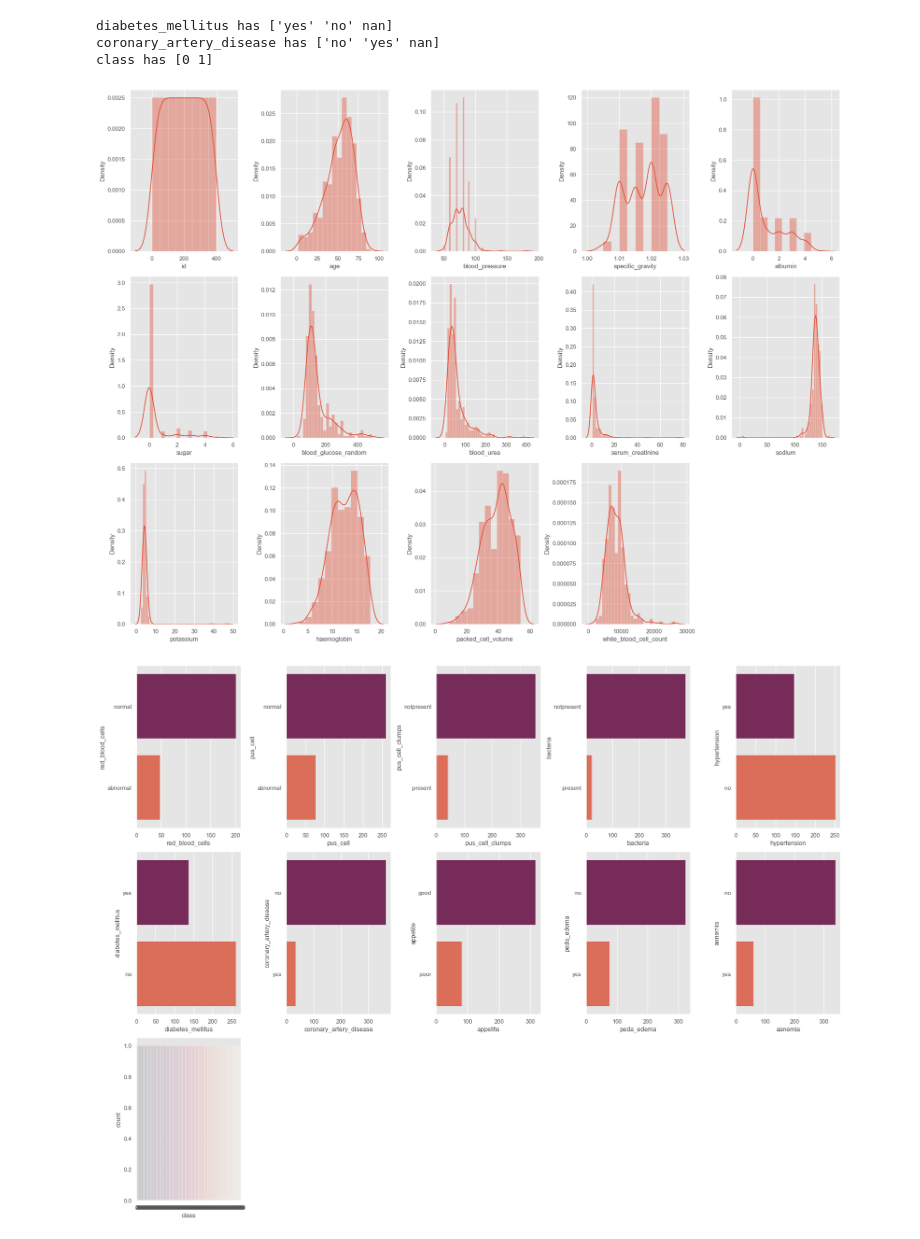
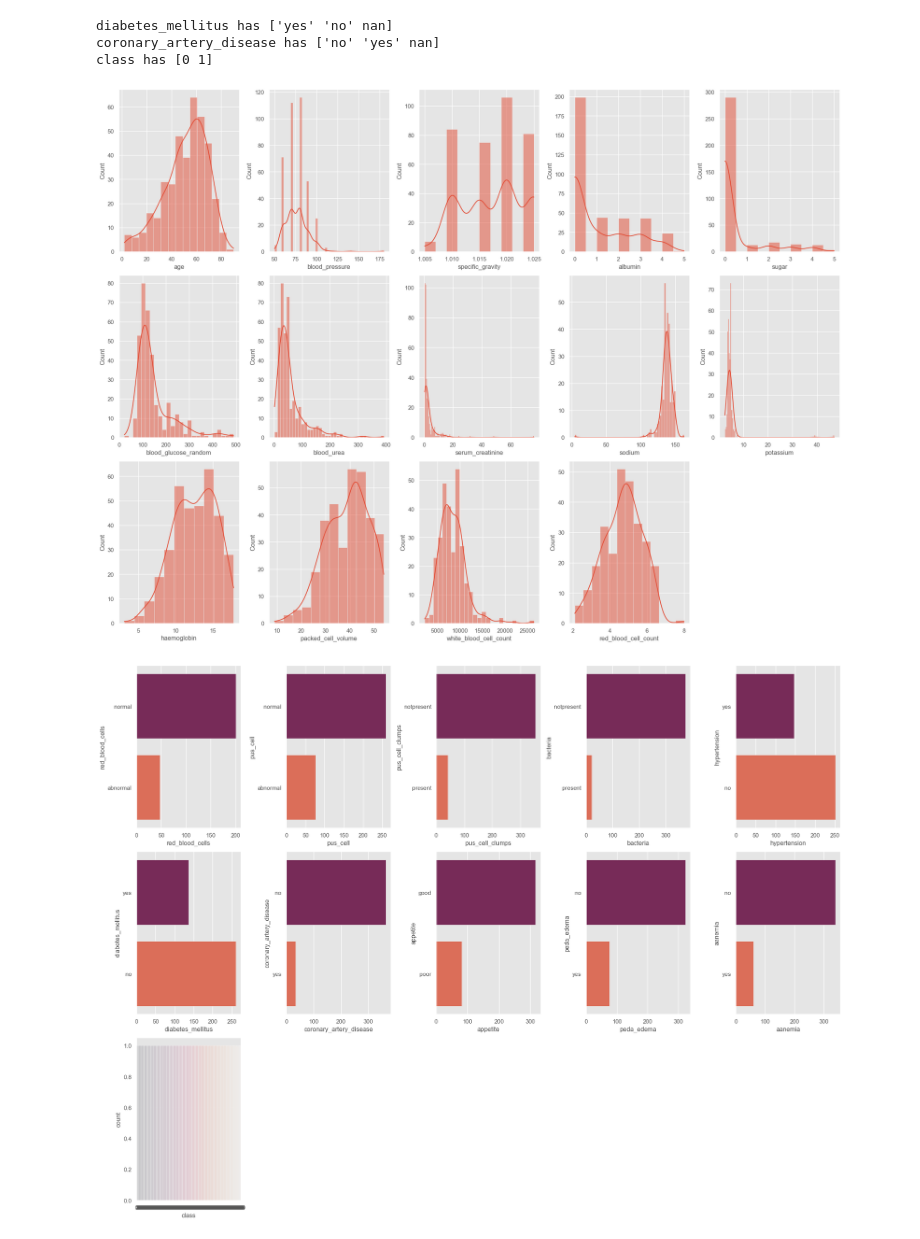
Before and after one commit to tejusttt/Multiple_Disease_Pred, a Jupyter notebook: notebooks/Advance Project Kidney Disease Prediction Using ML.ipynb, the cells around one changed output. Cells and saved outputs as stored; diff of their text form; code cells hidden in the pictures.

```diff
--- a/notebooks/Advance Project Kidney Disease Prediction Using ML.ipynb
+++ b/notebooks/Advance Project Kidney Disease Prediction Using ML.ipynb
@@ -54,8 +52,9 @@ df.head()
 5 rows × 25 columns
 # %%
 # Ensure the list has 26 elements to match your DataFrame
+
 df.columns = [
-    'id', 'age', 'blood_pressure', 'specific_gravity', 'albumin', 'sugar', 'red_blood_cells', 'pus_cell',
+    'age', 'blood_pressure', 'specific_gravity', 'albumin', 'sugar', 'red_blood_cells', 'pus_cell',
     'pus_cell_clumps', 'bacteria', 'blood_glucose_random', 'blood_urea', 'serum_creatinine', 'sodium',
     'potassium', 'haemoglobin', 'packed_cell_volume', 'white_blood_cell_count', 'red_blood_cell_count',
     'hypertension', 'diabetes_mellitus', 'coronary_artery_disease', 'appetite', 'peda_edema',
@@ -212,19 +210,18 @@ diabetes_mellitus has ['yes' 'no' nan]
 coronary_artery_disease has ['no' 'yes' nan]
 class has [0 1]
 # %%
-plt.figure(figsize = (20, 15))
+plt.figure(figsize=(20, 15))
 plotnumber = 1
 
-for column in num_cols:
-    if plotnumber <= 14:
-        ax = plt.subplot(3, 5, plotnumber)
-        sns.distplot(df[column])
-        plt.xlabel(column)
+for plotnumber, column in enumerate(num_cols, start=1):
+     if plotnumber <= 14:
+         ax = plt.subplot(3, 5, plotnumber)
+         sns.histplot(df[column], kde=True)
+         plt.xlabel(column)
 
-    plotnumber += 1
 
 plt.tight_layout()
 plt.show()
 # %% [output]
-[figure, old version]
+[figure, new version]
 # %%
```
Also changed, not shown: parts of 33 cells of this notebook, 5 other files.
